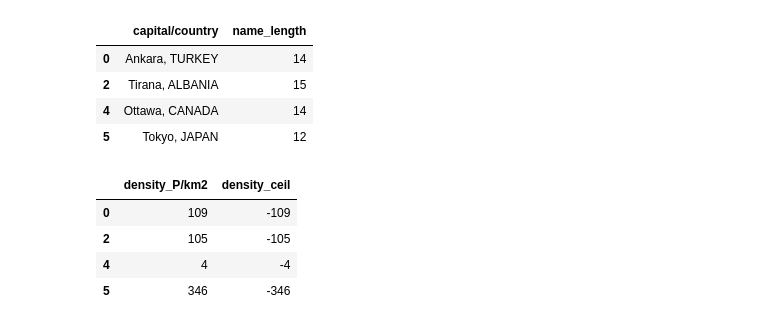
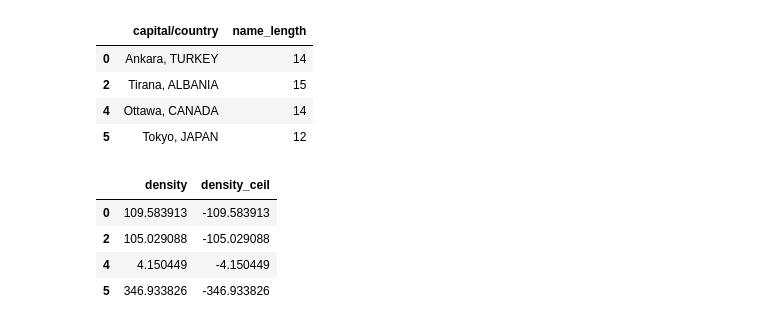
Before and after one commit to adsum-ss/pythonlibraries, a Jupyter notebook: Pandas/Pandas_Part_1/7_pd.Rows_Columns_(update, add, remove).ipynb, the cells around one changed output. Cells and saved outputs as stored; diff of their text form; code cells hidden in the pictures.

```diff
--- a/Pandas/Pandas_Part_1/7_pd.Rows_Columns_(update, add, remove).ipynb
+++ b/Pandas/Pandas_Part_1/7_pd.Rows_Columns_(update, add, remove).ipynb
@@ -266,3 +269,5 @@ df
 | 3 | South America | 212559417 | 8358140 | 25 | Brasilia, BRAZIL | Brasilia, | BRAZIL |
 | 4 | North America | 37742154 | 9093510 | 4 | Ottawa, CANADA | Ottawa, | CANADA |
 | 5 | Asia | 126476461 | 364555 | 346 | Tokyo, JAPAN | Tokyo, | JAPAN |
+# %%
+df['density'] = df['population'] / df['land_area_km2']
@@ -294,3 +308,0 @@ df.append({'capital/country': 'Suva, FIJI'}, ignore_index=True)
-# %%
-df = pd.DataFrame(countries)
-df
@@ -305,2 +308,0 @@ df
-# %%
-df['density'] = df['population'] / df['land area']
@@ -580,14 +610,14 @@ df.loc[:, ["capital/country", "name_length"]]
 | 4 | Ottawa, CANADA | 14 |
 | 5 | Tokyo, JAPAN | 12 |
 # %%
-df["density_ceil"] = df["density_P/km2"].apply(np.negative)
-df.loc[:, ["density_P/km2", "density_ceil"]]
+df["density_ceil"] = df["density"].apply(np.negative)
+df.loc[:, ["density", "density_ceil"]]
 # %% [output]
-|  | density_P/km2 | density_ceil |
-| 0 | 109 | -109 |
-| 2 | 105 | -105 |
-| 4 | 4 | -4 |
-| 5 | 346 | -346 |
+|  | density | density_ceil |
+| 0 | 109.583913 | -109.583913 |
+| 2 | 105.029088 | -105.029088 |
+| 4 | 4.150449 | -4.150449 |
+| 5 | 346.933826 | -346.933826 |
 # %%
 df
 # %% [output]
```
Also changed, not shown: parts of 27 cells of this notebook.
